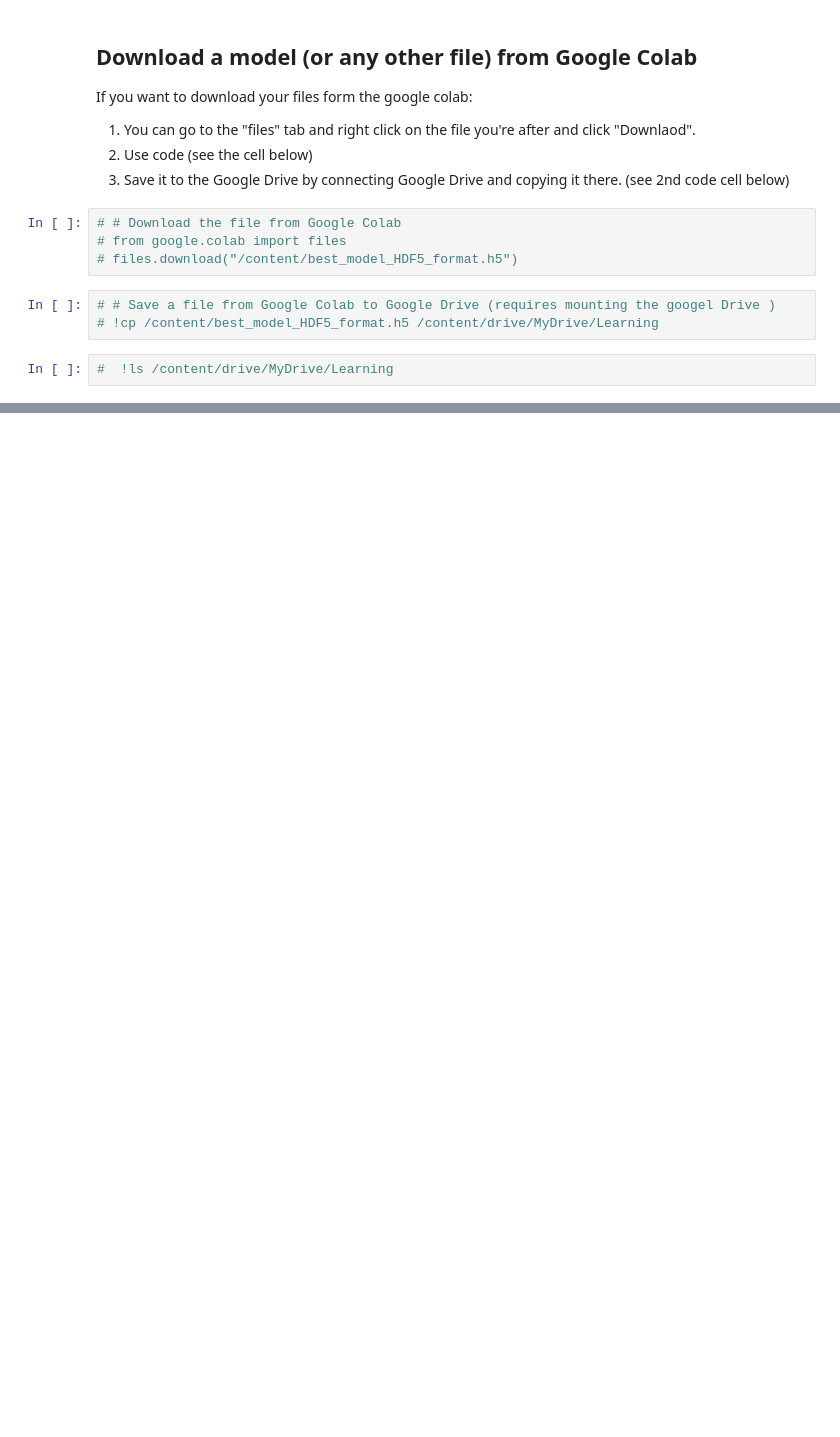
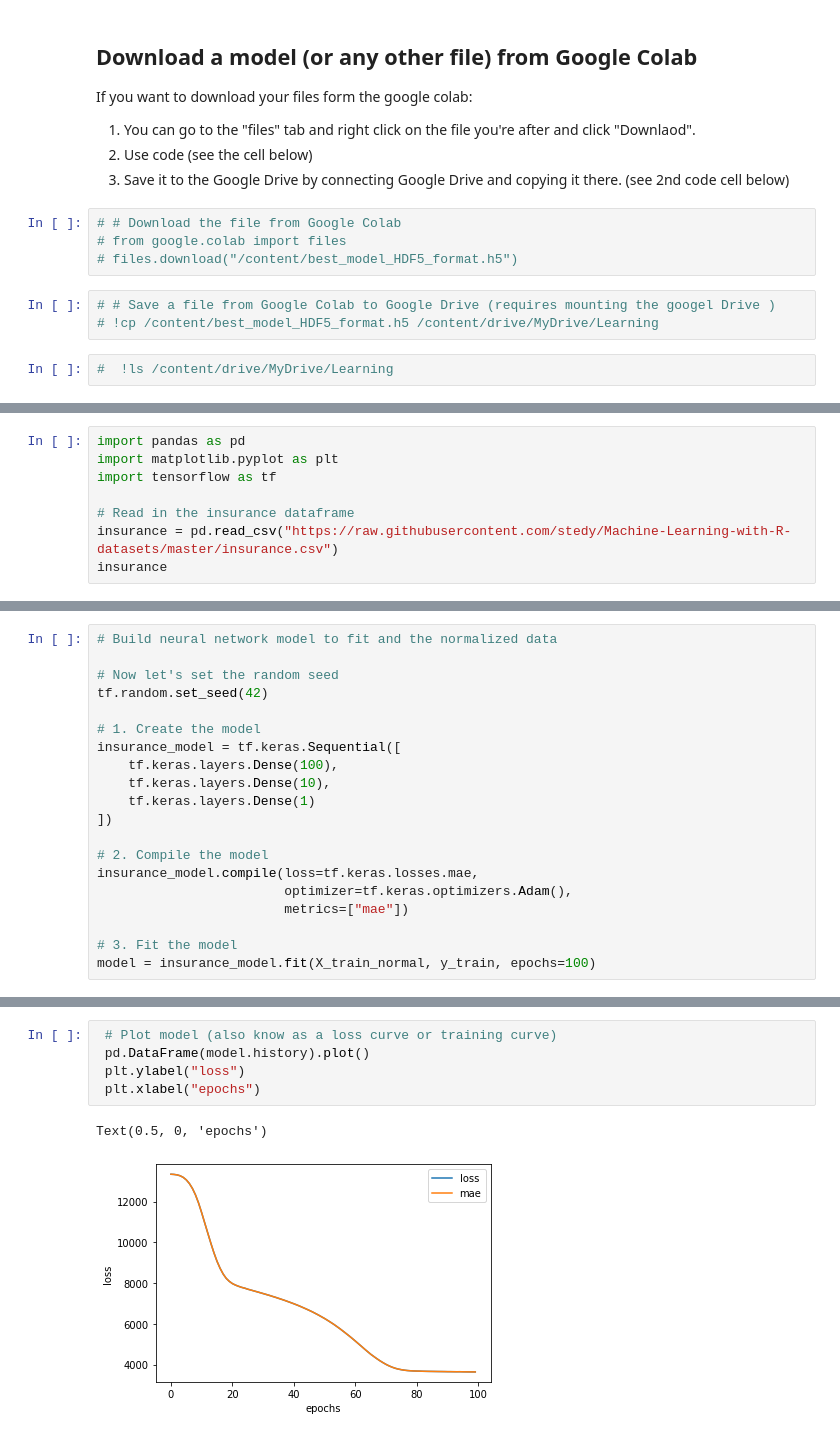
Before and after one commit to kunalburgul/AMLP, a Jupyter notebook: Tensorflow/01_neural_network_regression_with_tensorflow.ipynb, the cells around one changed output, grey strips where cells are left out. Saved outputs shown, nothing was run; the diff lists cells and outputs as text; blank space fills up the shorter version.

```diff
--- a/Tensorflow/01_neural_network_regression_with_tensorflow.ipynb
+++ b/Tensorflow/01_neural_network_regression_with_tensorflow.ipynb
@@ -960,0 +977,8 @@ If you want to download your files form the google colab:
+# %%
+import pandas as pd
+import matplotlib.pyplot as plt
+import tensorflow as tf
+
+# Read in the insurance dataframe
+insurance = pd.read_csv("https://raw.githubusercontent.com/stedy/Machine-Learning-with-R-datasets/master/insurance.csv")
+insurance
@@ -960,0 +1048,20 @@ If you want to download your files form the google colab:
+# %%
+# Build neural network model to fit and the normalized data
+
+# Now let's set the random seed
+tf.random.set_seed(42)
+
+# 1. Create the model
+insurance_model = tf.keras.Sequential([
+    tf.keras.layers.Dense(100),
+    tf.keras.layers.Dense(10),
+    tf.keras.layers.Dense(1)
+])
+
+# 2. Compile the model
+insurance_model.compile(loss=tf.keras.losses.mae,
+                        optimizer=tf.keras.optimizers.Adam(),
+                        metrics=["mae"])
+
+# 3. Fit the model
+model = insurance_model.fit(X_train_normal, y_train, epochs=100)
@@ -960,0 +1092,8 @@ If you want to download your files form the google colab:
+# %%
+ # Plot model (also know as a loss curve or training curve)
+ pd.DataFrame(model.history).plot()
+ plt.ylabel("loss")
+ plt.xlabel("epochs")
+# %% [output]
+Text(0.5, 0, 'epochs')
+[figure, added]
```
Also changed, not shown: parts of 38 cells of this notebook.
